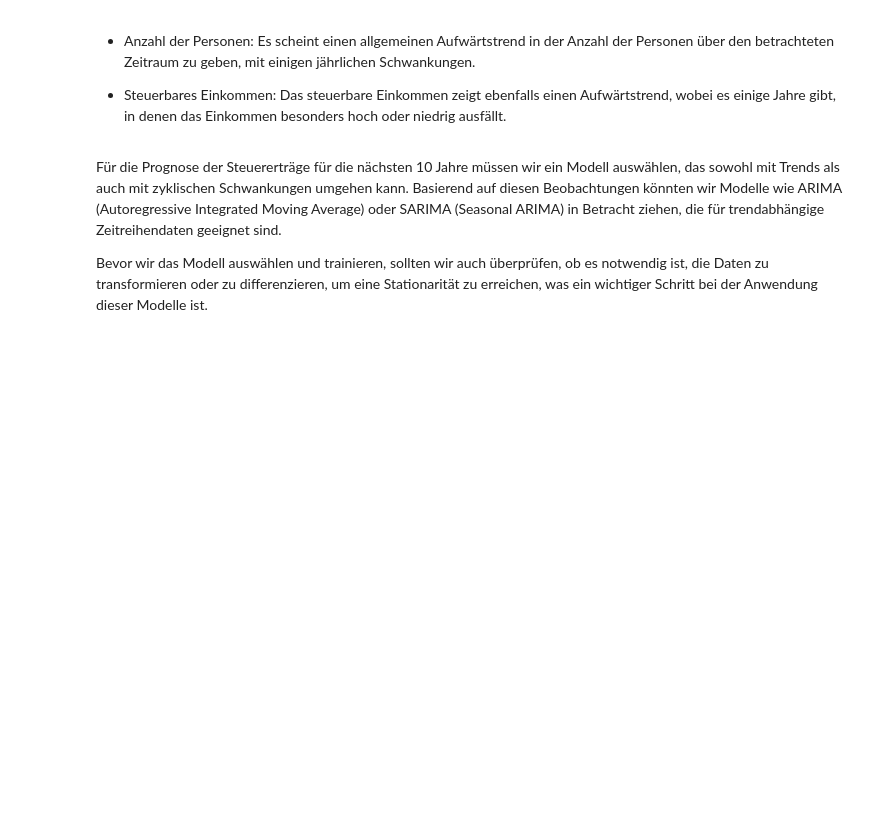
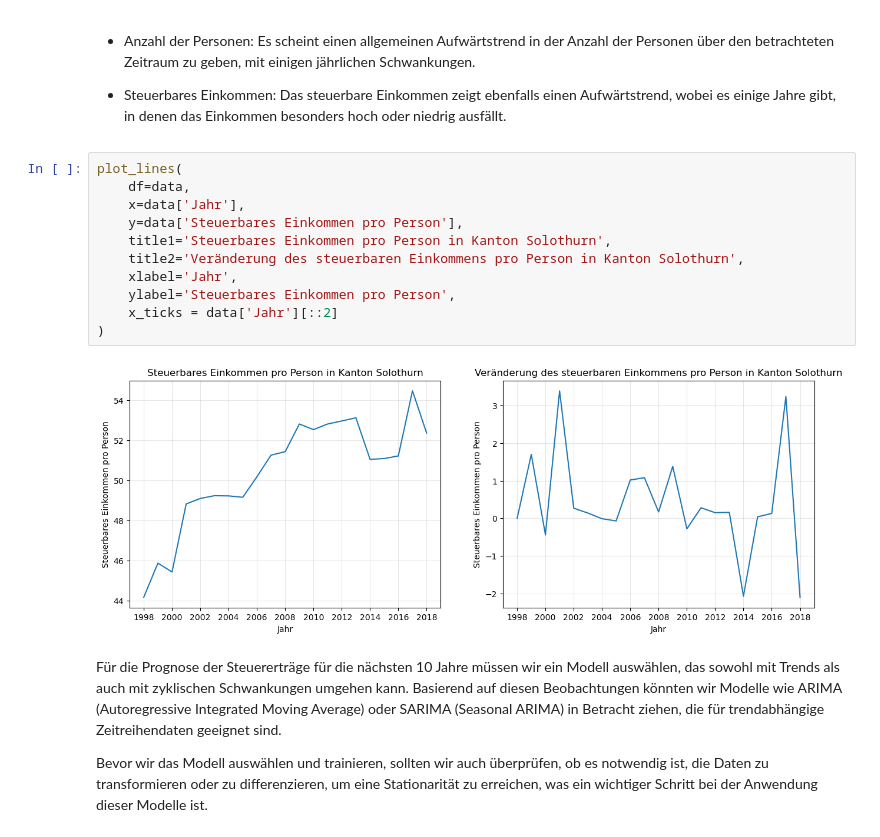
Before and after one commit to alexschillingfhnw/spz-omc, a Jupyter notebook: Notebooks/file_1.ipynb, the cells around one changed output. Drawn from its saved outputs; the diff is of its cells as text; blank space fills up the shorter version.

```diff
--- a/Notebooks/file_1.ipynb
+++ b/Notebooks/file_1.ipynb
@@ -63,6 +84,19 @@ plot_lines(
 - Anzahl der Personen: Es scheint einen allgemeinen Aufwärtstrend in der Anzahl der Personen über den betrachteten Zeitraum zu geben, mit einigen jährlichen Schwankungen.
 
 - Steuerbares Einkommen: Das steuerbare Einkommen zeigt ebenfalls einen Aufwärtstrend, wobei es einige Jahre gibt, in denen das Einkommen besonders hoch oder niedrig ausfällt.
+# %%
+plot_lines(
+    df=data,
+    x=data['Jahr'],
+    y=data['Steuerbares Einkommen pro Person'],
+    title1='Steuerbares Einkommen pro Person in Kanton Solothurn',
+    title2='Veränderung des steuerbaren Einkommens pro Person in Kanton Solothurn',
+    xlabel='Jahr',
+    ylabel='Steuerbares Einkommen pro Person',
+    x_ticks = data['Jahr'][::2]
+)
+# %% [output]
+[figure, added]
 # %% [markdown]
 Für die Prognose der Steuererträge für die nächsten 10 Jahre müssen wir ein Modell auswählen, das sowohl mit Trends als auch mit zyklischen Schwankungen umgehen kann. Basierend auf diesen Beobachtungen könnten wir Modelle wie ARIMA (Autoregressive Integrated Moving Average) oder SARIMA (Seasonal ARIMA) in Betracht ziehen, die für trendabhängige Zeitreihendaten geeignet sind.
 
```
Also changed, not shown: parts of 53 cells of this notebook.
